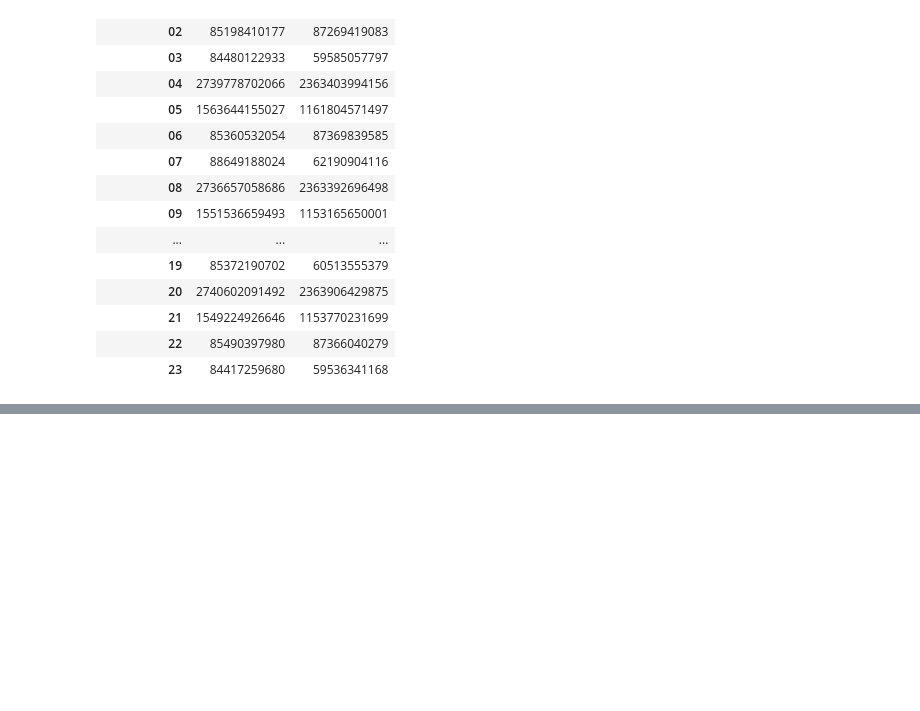
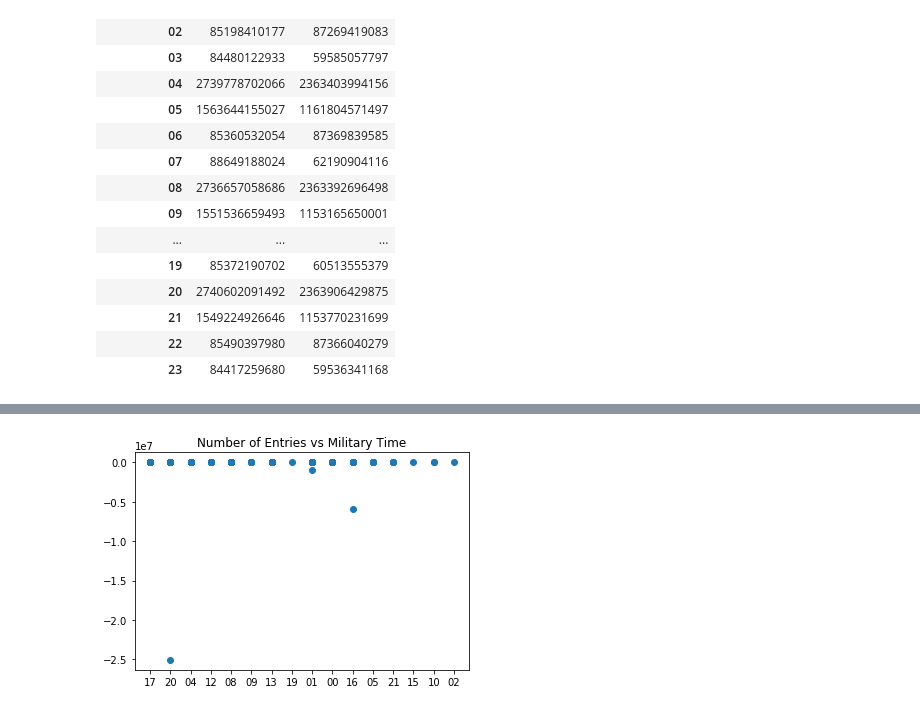
Before and after one commit to manyshapes/MTA-Ridership-Time-Analysis, a Jupyter notebook: MTA-brian.ipynb, the cells around one changed output, grey strips where cells are left out. Cells and saved outputs as stored; diff of their text form; code cells hidden in the pictures; blank space fills up the shorter version.

Commit message:
added differences between entries and exits

```diff
--- a/MTA-brian.ipynb
+++ b/MTA-brian.ipynb
@@ -19,3 +31,6 @@ df = get_data(week_nums)
+# %%
+# Change the title of EXITS because it has excessive spaces
+df = df.rename(columns={'EXITS                                                               ':'EXITS'})
 # %%
 df.head(10)
 # %% [output]
@@ -205,0 +221,10 @@ ModuleNotFoundError: No module named 'matlibplot'
+# %%
+# Apply difference function for both ENTRIES and EXITS
+
+df_entries = df['ENTRIES']
+df['DIFF_ENTRIES'] = df_entries.diff()
+
+df_exits = df['EXITS']
+df['DIFF_EXITS'] = df_exits.diff()
+
+df.head(10)
@@ -205,0 +243,13 @@ ModuleNotFoundError: No module named 'matlibplot'
+# %%
+# Plot select data to see trends in a day
+
+# By using ".sample() instead of .head() or .tail(), we can find some outlier values"
+
+time_list = df['ABBREV_TIME'].sample(100)
+entry_list = df['DIFF_ENTRIES'].sample(100)
+exit_list = df['DIFF_ENTRIES'].sample(100)
+
+plt.scatter(x = time_list, y = entry_list)
+plt.title('Number of Entries vs Military Time');
+# %% [output]
+[figure, added]
```
Also changed, not shown: parts of 14 cells of this notebook.
